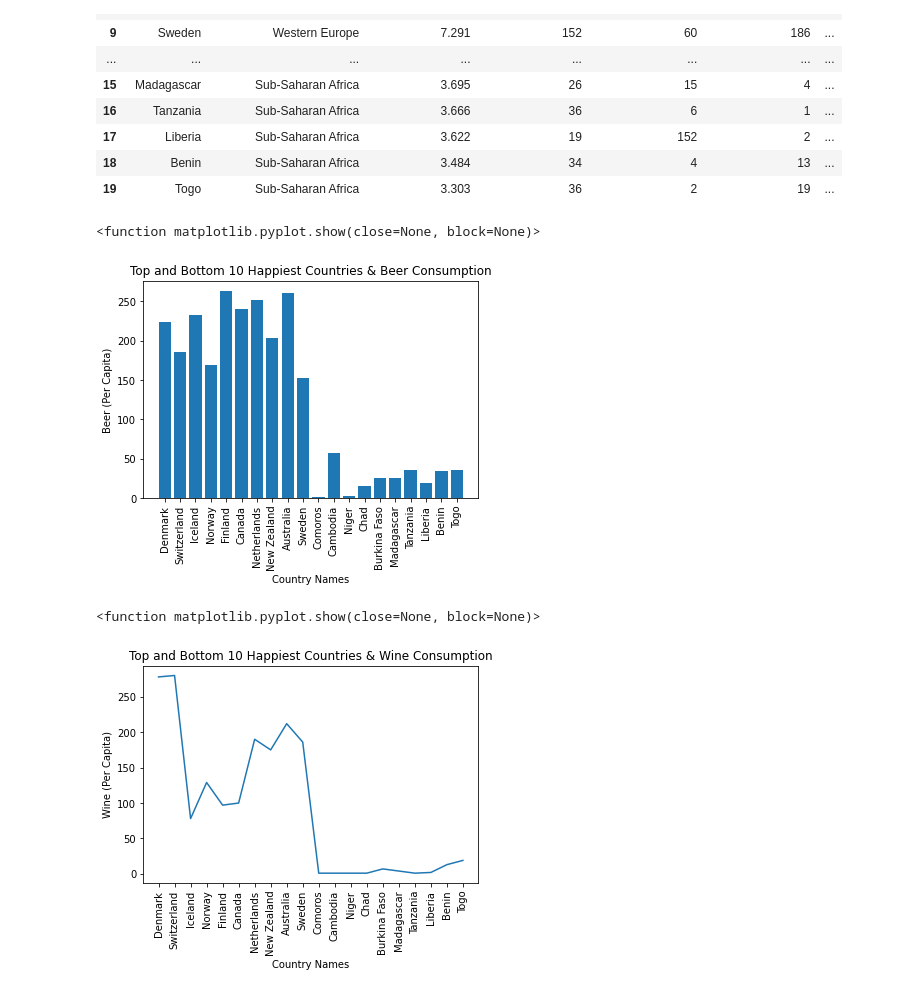
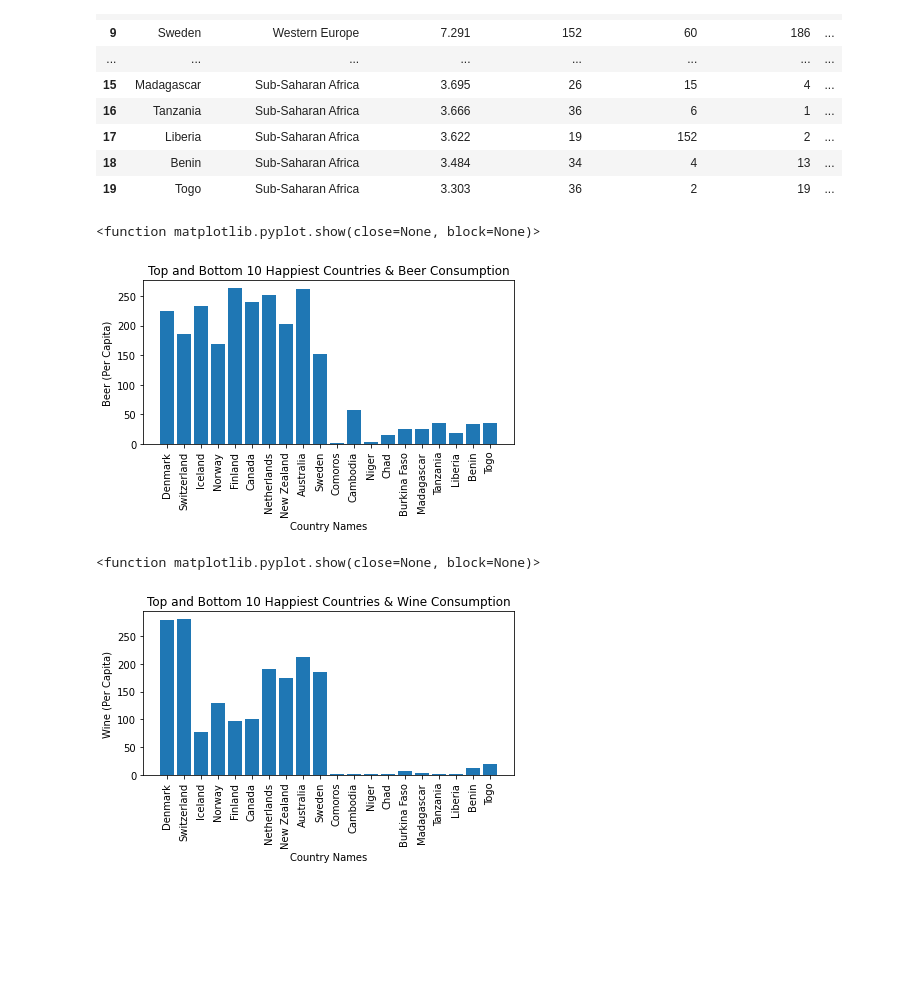
Before and after one commit to Caleman34/Alcohol_and_Happiness, a Jupyter notebook: Alcohol_and_Happiness.ipynb, the cells around one changed output. Drawn from its saved outputs; the diff is of its cells as text; code cells hidden in the pictures; blank space fills up the shorter version.

```diff
--- a/Alcohol_and_Happiness.ipynb
+++ b/Alcohol_and_Happiness.ipynb
@@ -186,29 +186,33 @@ top_bottom_df
 # %%
 # line plot of countries and thier drinking ber per capita
 plt.bar(top_bottom_df["Country"], top_bottom_df["Beer (Per Capita)"])
 plt.title("Top and Bottom 10 Happiest Countries & Beer Consumption")
 plt.xlabel("Country Names")
 plt.ylabel("Beer (Per Capita)")
 plt.xticks(rotation = 90)
+plt.tight_layout()
+
 plt.savefig("Figures/t_b_10_beer.png")
 
 plt.show
 # %% [output]
 <function matplotlib.pyplot.show(close=None, block=None)>
-[figure, old version]
+[figure, new version]
 # %%
 # line plot of countries and thier drinking ber per capita
-plt.plot(top_bottom_df["Country"], top_bottom_df["Wine (Per Capita)"])
+plt.bar(top_bottom_df["Country"], top_bottom_df["Wine (Per Capita)"])
 plt.title("Top and Bottom 10 Happiest Countries & Wine Consumption")
 plt.xlabel("Country Names")
 plt.ylabel("Wine (Per Capita)")
 plt.xticks(rotation = 90)
 plt.savefig("Figures/t_b_10_wine.png")
+plt.tight_layout()
+
 
 plt.show
 # %% [output]
 <function matplotlib.pyplot.show(close=None, block=None)>
-[figure, old version]
+[figure, new version]
 # %%
 # line plot of countries and thier drinking ber per capita
 plt.bar(top_bottom_df["Country"], top_bottom_df["Spirit (Per Capita)"])
```
Also changed, not shown: parts of 7 cells of this notebook, 8 other files.
